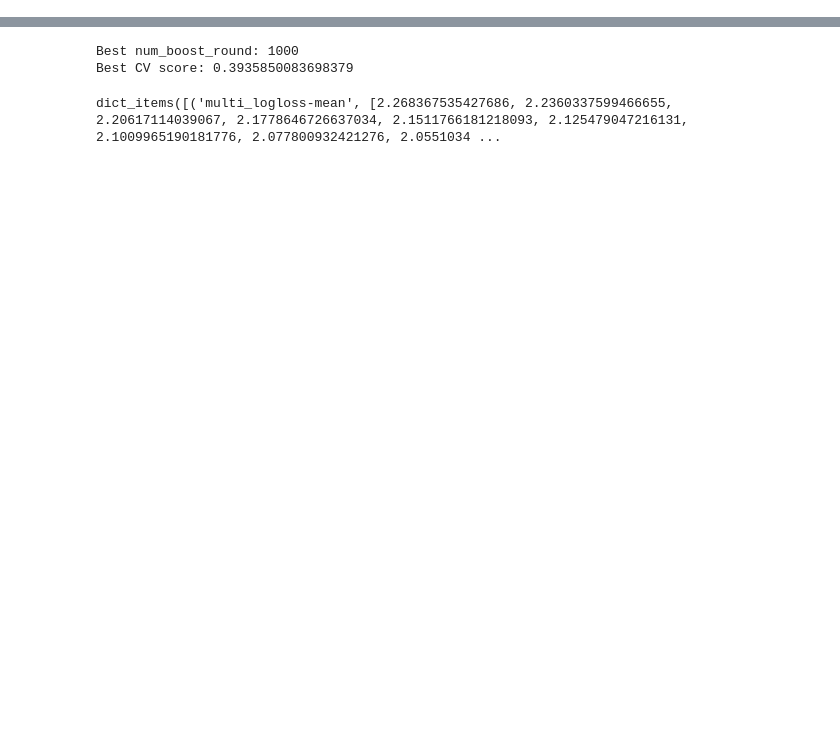
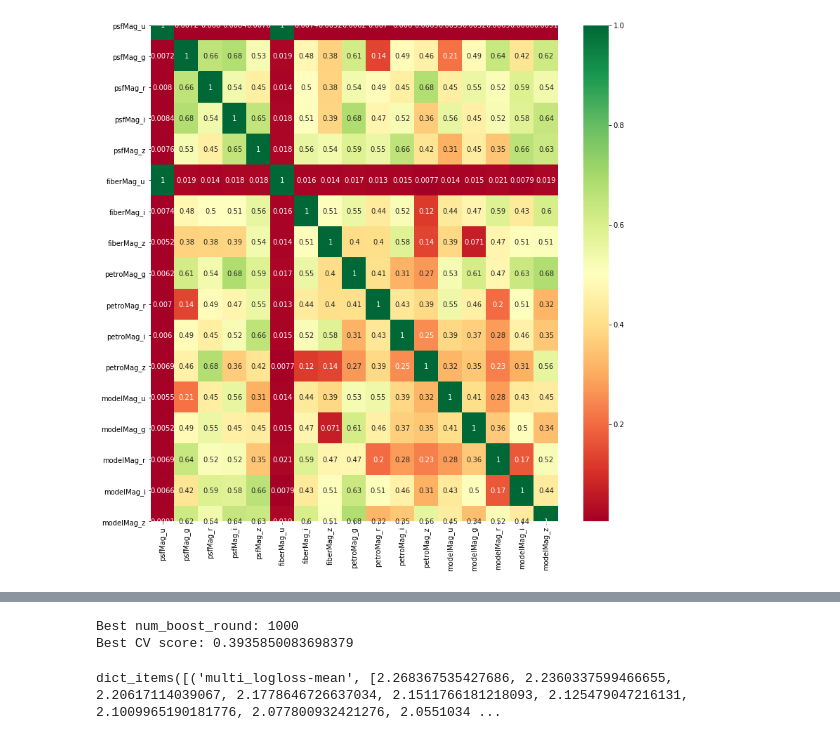
Before and after one commit to GyuYoungCho/machine_learning_Data_analysis, a Jupyter notebook: Dacon/process1.ipynb, the cells around one changed output, grey strips where cells are left out. Cells and saved outputs as stored; diff of their text form; code cells hidden in the pictures; blank space fills up the shorter version.

```diff
--- a/Dacon/process1.ipynb
+++ b/Dacon/process1.ipynb
@@ -45,0 +72,11 @@ test_x_sc = scaler.transform(test_x)
+# %%
+
+top_corr_features = []
+corr_col = corrmat.columns
+for col in corr_col:
+    if (corrmat[col].sort_values(ascending=False)[1] > 0.5)&(corrmat[col].sort_values(ascending=False)[1] < 1):
+        top_corr_features.append(col)
+plt.figure(figsize=(13,13))
+g = sns.heatmap(train[top_corr_features].corr(),annot=True,cmap="RdYlGn")
+# %% [output]
+[figure, added]
```
Also changed, not shown: parts of 41 cells of this notebook, 1 other file.
